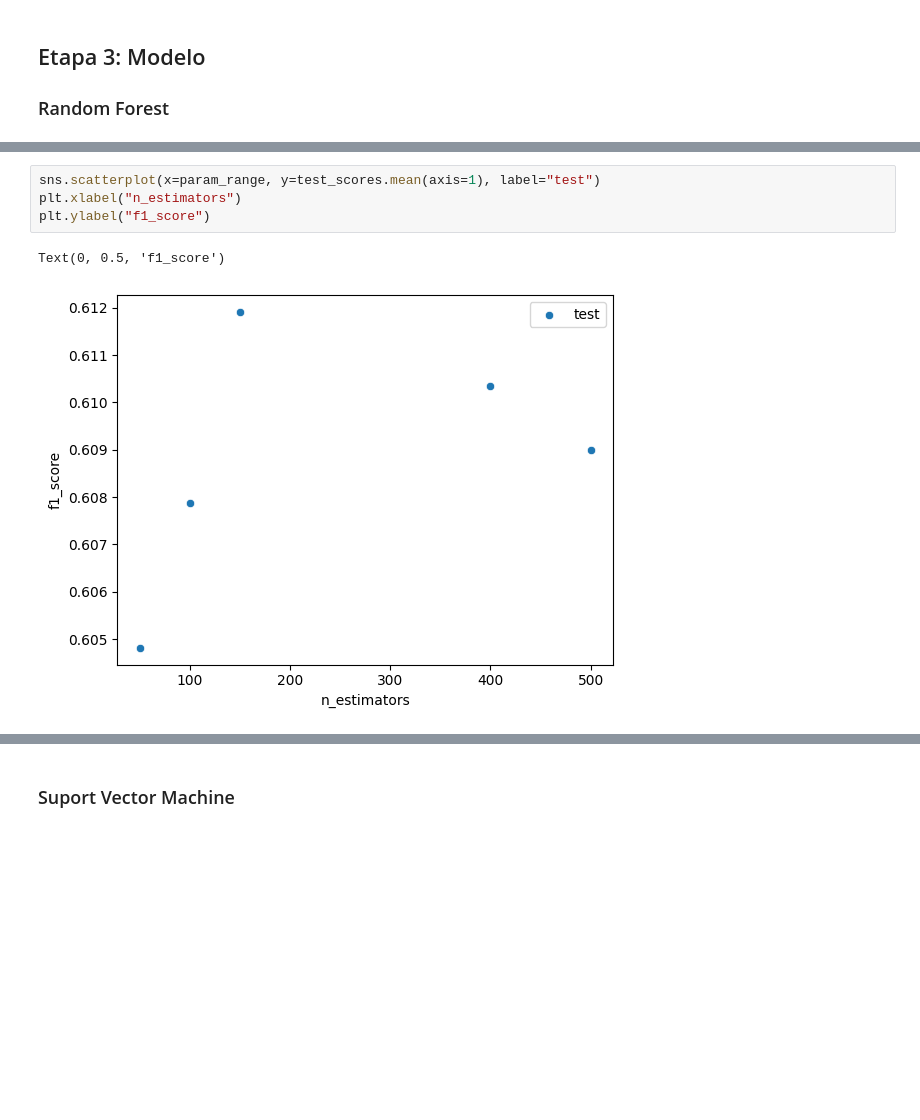
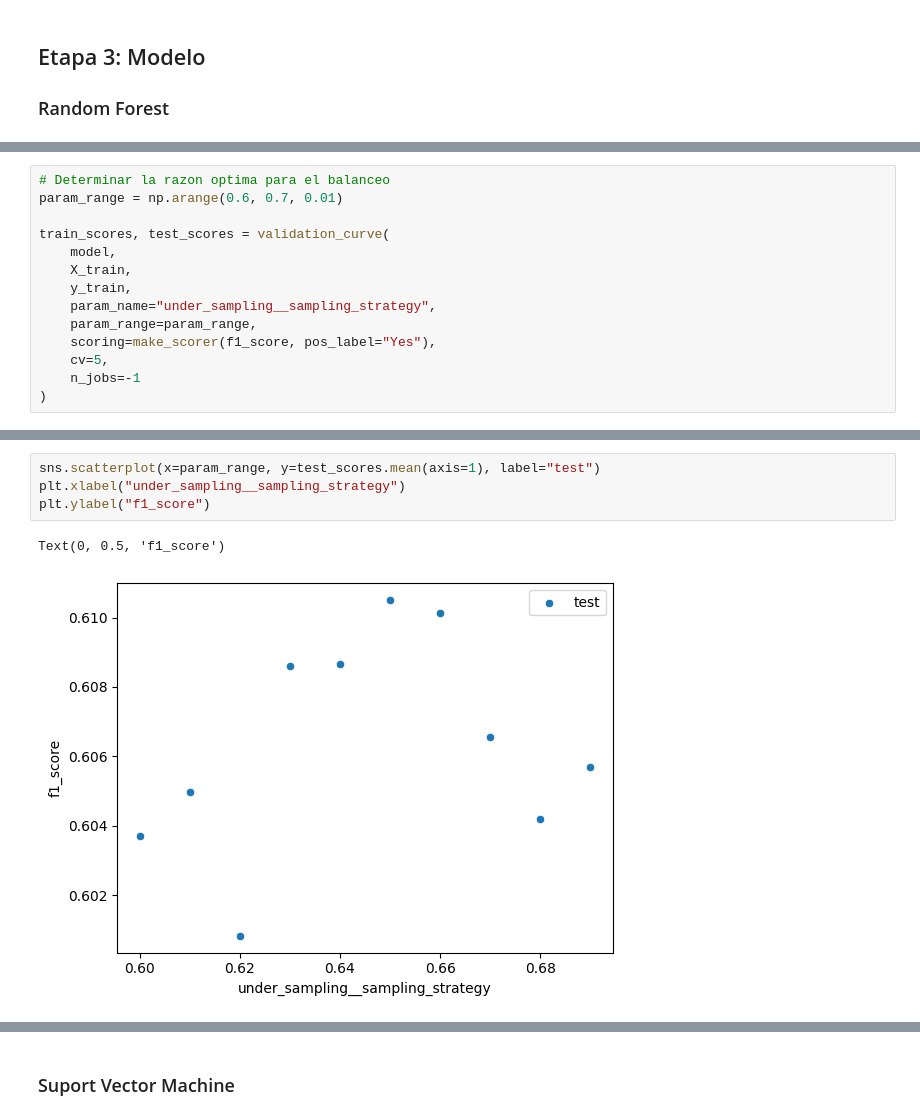
Before and after one commit to Rick2898/Machine_Learning_classification, a Jupyter notebook: main_copy.ipynb, the cells around one changed output, grey strips where cells are left out. Drawn from its saved outputs; the diff is of its cells as text; blank space fills up the shorter version.

```diff
--- a/main_copy.ipynb
+++ b/main_copy.ipynb
@@ -282,3 +287,17 @@ train_scores, test_scores = validation_curve(
+# %%
+# Determinar la razon optima para el balanceo
+param_range = np.arange(0.6, 0.7, 0.01)
+
+train_scores, test_scores = validation_curve(
+    model,
+    X_train,
+    y_train,
+    param_name="under_sampling__sampling_strategy",
+    param_range=param_range,
+    scoring=make_scorer(f1_score, pos_label="Yes"),
+    cv=5,
+    n_jobs=-1
+)
 # %%
 test_scores
 # %% [output]
@@ -292,7 +314,7 @@ array([[0.61417323, 0.60387812, 0.61454047, 0.58792651, 0.60356653],
-# %%
-sns.scatterplot(x=param_range, y=test_scores.mean(axis=1), label="test")
-plt.xlabel("n_estimators")
-plt.ylabel("f1_score")
-# %% [output]
-Text(0, 0.5, 'f1_score')
-[figure, removed]
+# %%
+sns.scatterplot(x=param_range, y=test_scores.mean(axis=1), label="test")
+plt.xlabel("under_sampling__sampling_strategy")
+plt.ylabel("f1_score")
+# %% [output]
+Text(0, 0.5, 'f1_score')
+[figure, added]
```
Also changed, not shown: parts of 20 cells of this notebook, 2 other files.
